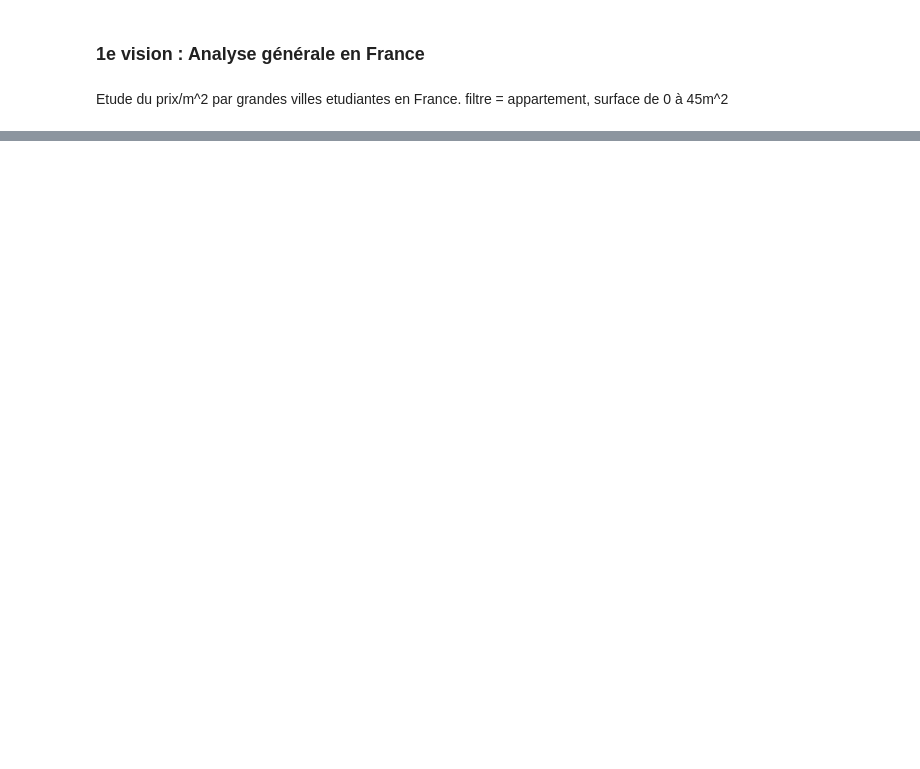
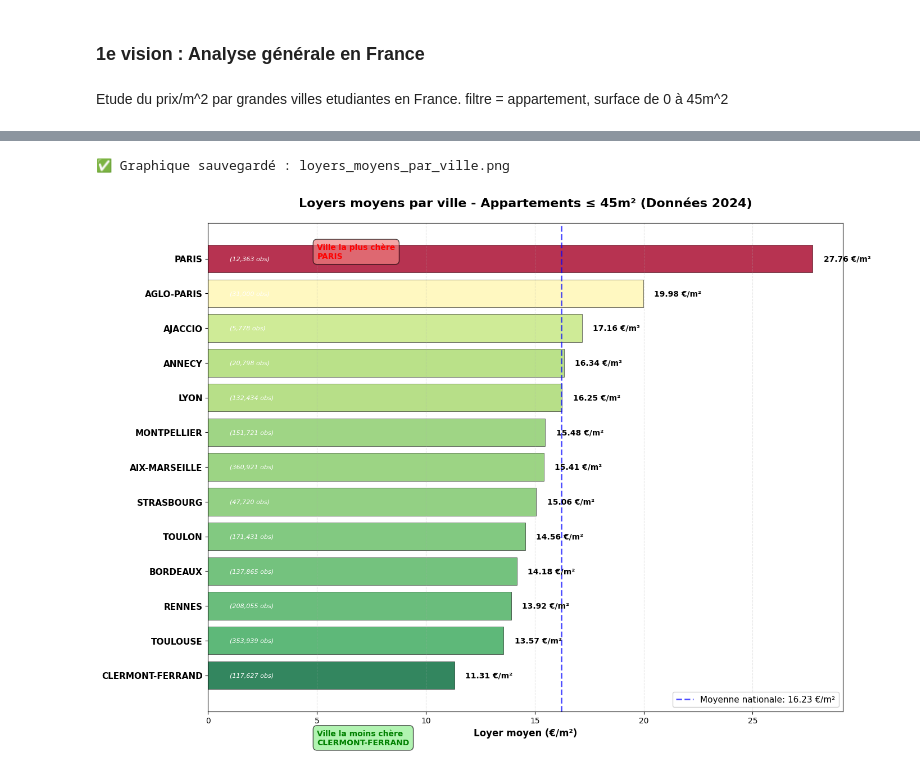
Before and after one commit to adam2504/Analyse_Donnees_Foncieres, a Jupyter notebook: notebook_valentine.ipynb, the cells around one changed output, grey strips where cells are left out. Cells and saved outputs as stored; diff of their text form; code cells hidden in the pictures; blank space fills up the shorter version.

```diff
--- a/notebook_valentine.ipynb
+++ b/notebook_valentine.ipynb
@@ -235,0 +563,68 @@ plt.show()
+# %%
+# Lecture du fichier des loyers
+df_loyers = pd.read_csv("loyers_moyens_par_ville.csv")
+
+# Trier par loyer croissant pour le graphique
+df_loyers = df_loyers.sort_values('Loyer_moyen_m2', ascending=True)
+
+# Création de la figure
+fig, ax = plt.subplots(figsize=(14, 10))
+
+# Création du graphique à barres horizontales
+villes = df_loyers['Ville']
+loyers = df_loyers['Loyer_moyen_m2']
+observations = df_loyers['Nombre_observations']
+
+y_pos = range(len(villes))
+
+# Barres avec dégradé de couleur selon le prix
+colors = plt.cm.RdYlGn_r([(l - loyers.min()) / (loyers.max() - loyers.min()) for l in loyers])
+bars = ax.barh(y_pos, loyers, color=colors, alpha=0.8, edgecolor='black', linewidth=0.5)
+
+# Ajout des valeurs sur les barres
+for i, (bar, loyer, obs) in enumerate(zip(bars, loyers, observations)):
+    ax.text(bar.get_width() + 0.5, bar.get_y() + bar.get_height()/2,
+            f'{loyer:.2f} €/m²',
+            va='center', fontsize=10, fontweight='bold')
+    # Ajout du nombre d'observations à gauche
+    ax.text(1, bar.get_y() + bar.get_height()/2,
+            f'({obs:,} obs)',
+            va='center', ha='left', fontsize=8, color='white', style='italic')
+
+# Configuration des axes
+ax.set_yticks(y_pos)
+ax.set_yticklabels(villes, fontsize=11, fontweight='bold')
+ax.set_xlabel('Loyer moyen (€/m²)', fontsize=12, fontweight='bold')
+ax.set_title('Loyers moyens par ville - Appartements ≤ 45m² (Données 2024)',
+             fontsize=16, fontweight='bold', pad=20)
+
+# Ajout de la grille
+ax.grid(axis='x', alpha=0.3, linestyle='--')
+
+# Ligne pour le loyer moyen national
+loyer_moyen_national = df_loyers['Loyer_moyen_m2'].mean()
+ax.axvline(x=loyer_moyen_national, color='blue', linestyle='--', linewidth=2,
+           label=f'Moyenne nationale: {loyer_moyen_national:.2f} €/m²', alpha=0.7)
+
+# Légende
+ax.legend(loc='lower right', fontsize=11, framealpha=0.9)
+
+# Ajout d'annotations pour le min et max
+min_ville = df_loyers.iloc[0]['Ville']
+max_ville = df_loyers.iloc[-1]['Ville']
+ax.annotate(f'Ville la moins chère\n{min_ville}',
+            xy=(df_loyers.iloc[0]['Loyer_moyen_m2'], 0),
+            xytext=(5, -2),
+            fontsize=10, color='green', fontweight='bold',
+            bbox=dict(boxstyle='round,pad=0.5', facecolor='lightgreen', alpha=0.7))
+ax.annotate(f'Ville la plus chère\n{max_ville}',
+            xy=(df_loyers.iloc[-1]['Loyer_moyen_m2'], len(villes)-1),
+            xytext=(5, len(villes)-1),
+            fontsize=10, color='red', fontweight='bold',
+            bbox=dict(boxstyle='round,pad=0.5', facecolor='lightcoral', alpha=0.7))
+
+plt.tight_layout()
+plt.show()
+# %% [output]
+✅ Graphique sauvegardé : loyers_moyens_par_ville.png
+[figure, added]
```
Also changed, not shown: parts of 23 cells of this notebook.
